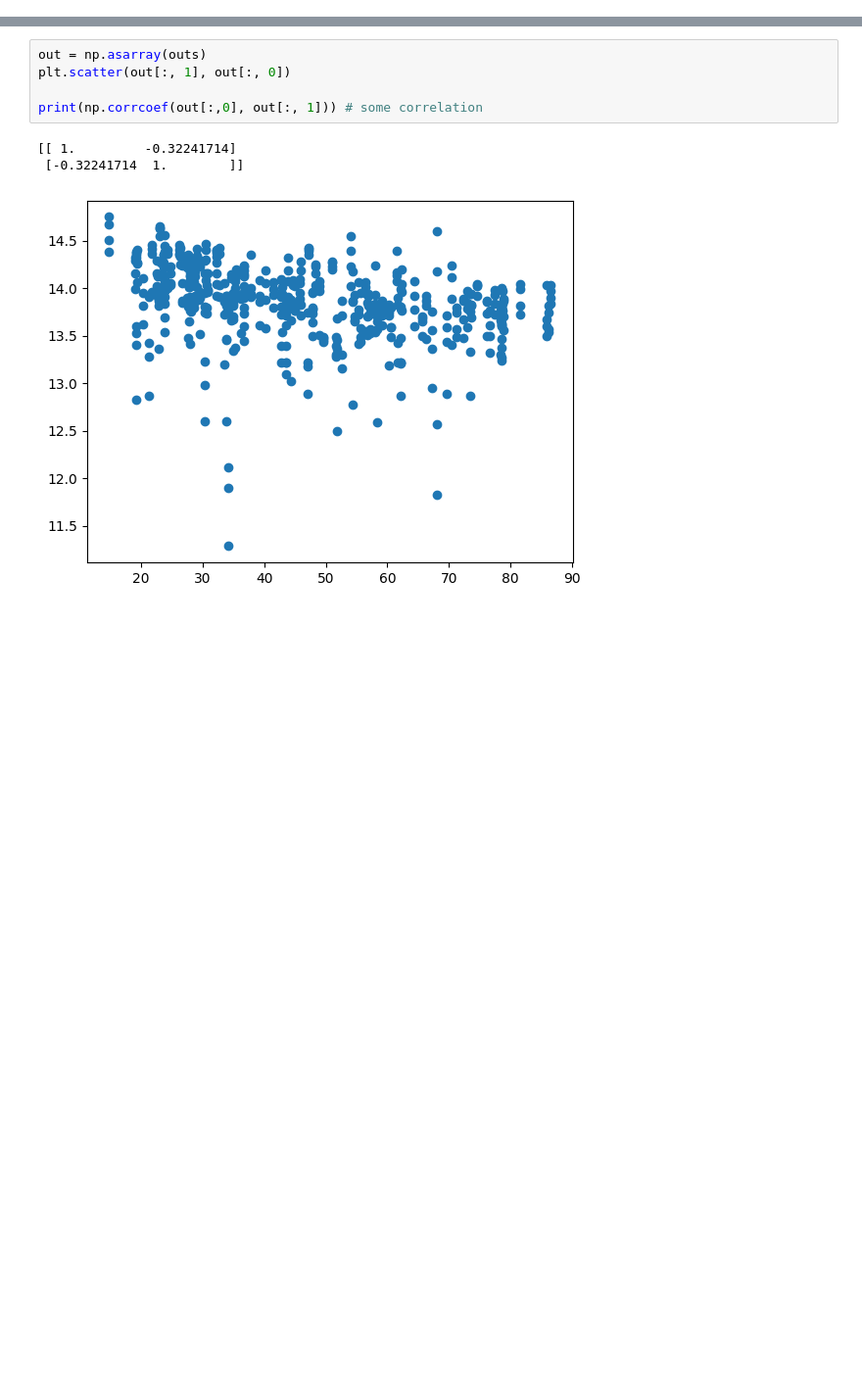
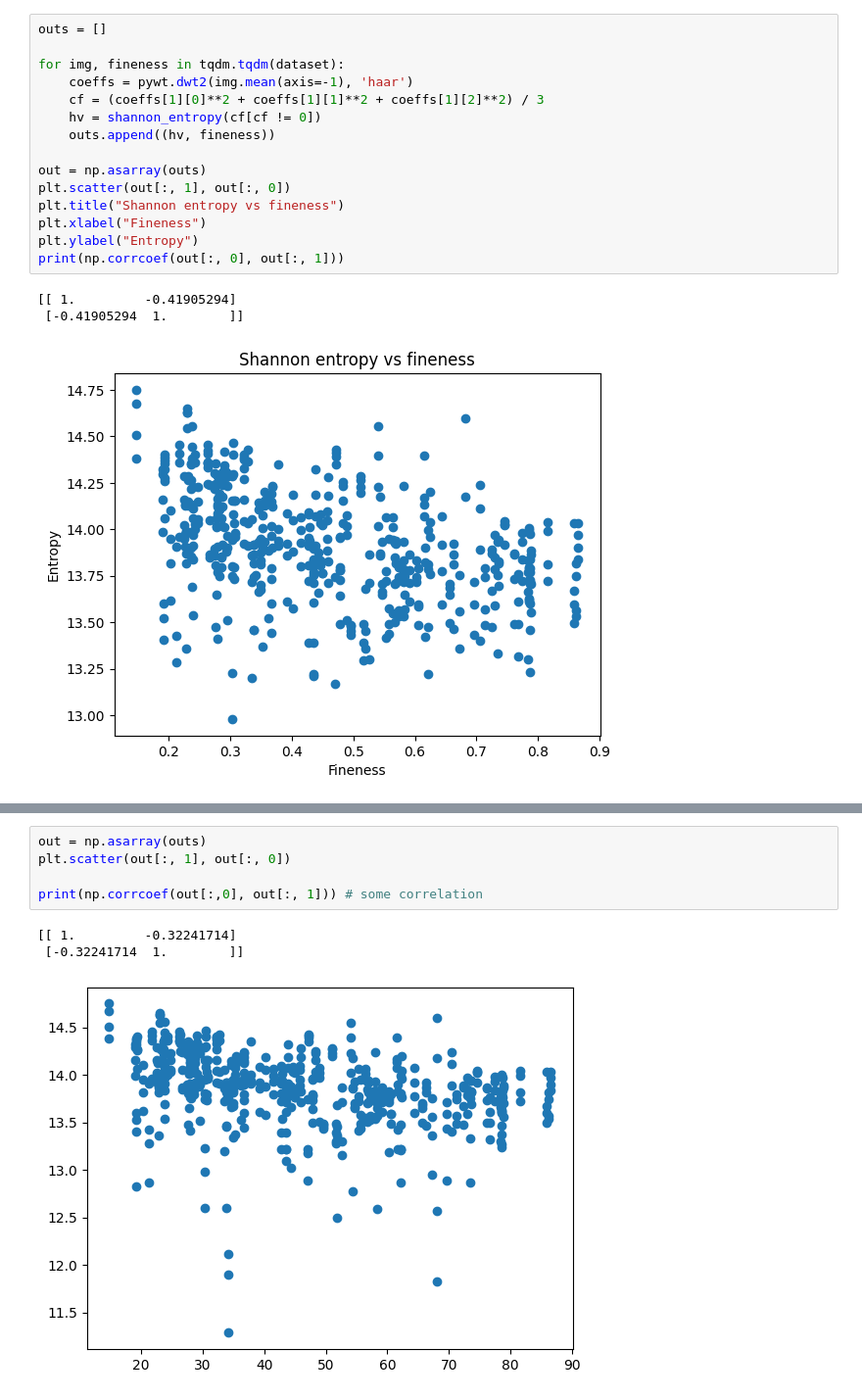
Before and after one commit to vladysl4v/coffee-grind-analysis, a Jupyter notebook: experiments/feature_extraction.ipynb, the cells around one changed output, grey strips where cells are left out. Shown at 98% size. Saved outputs shown, nothing was run; the diff lists cells and outputs as text; blank space fills up the shorter version.

```diff
--- a/experiments/feature_extraction.ipynb
+++ b/experiments/feature_extraction.ipynb
@@ -51,3 +52,22 @@ print(cf[cf != 0].mean(), fineness)
+# %%
+outs = []
+
+for img, fineness in tqdm.tqdm(dataset):
+    coeffs = pywt.dwt2(img.mean(axis=-1), 'haar')
+    cf = (coeffs[1][0]**2 + coeffs[1][1]**2 + coeffs[1][2]**2) / 3
+    hv = shannon_entropy(cf[cf != 0])
+    outs.append((hv, fineness))
+
+out = np.asarray(outs)
+plt.scatter(out[:, 1], out[:, 0])
+plt.title("Shannon entropy vs fineness")
+plt.xlabel("Fineness")
+plt.ylabel("Entropy")
+print(np.corrcoef(out[:, 0], out[:, 1]))
+# %% [output]
+[[ 1.         -0.41905294]
+ [-0.41905294  1.        ]]
+[figure, added]
 # %%
 outs = []
 
```
Also changed, not shown: parts of 6 cells of this notebook, 9 other files.
